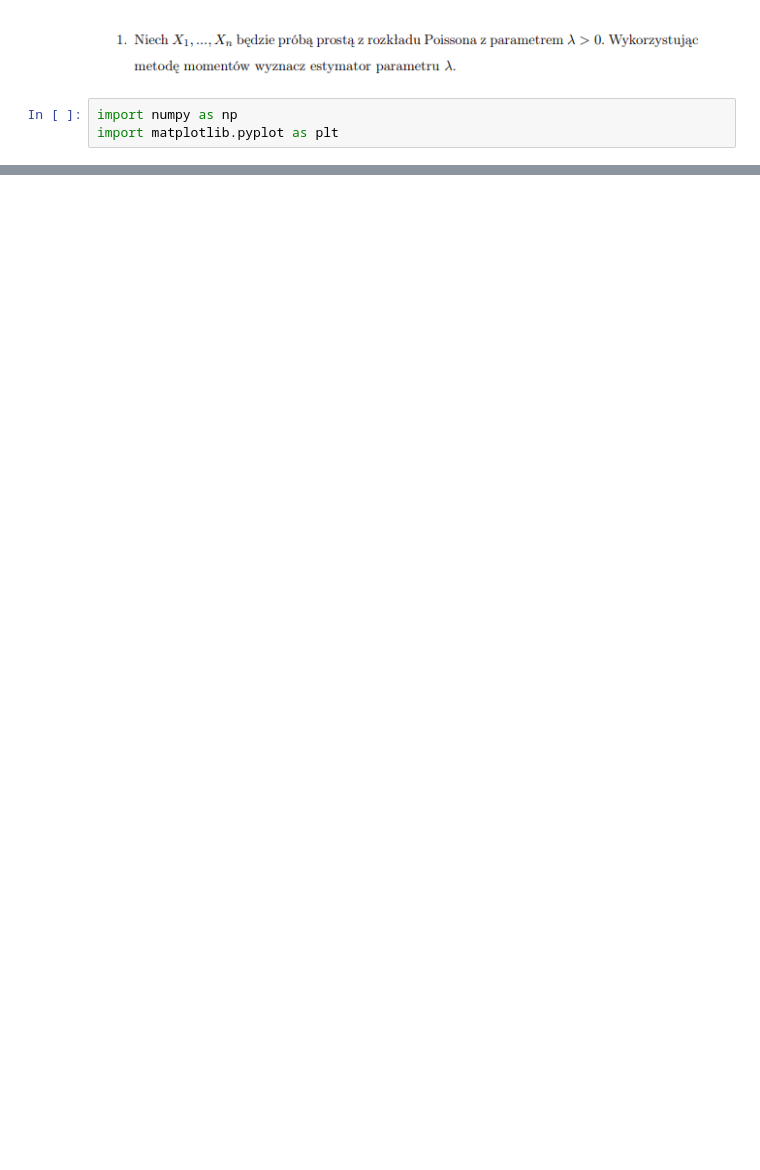
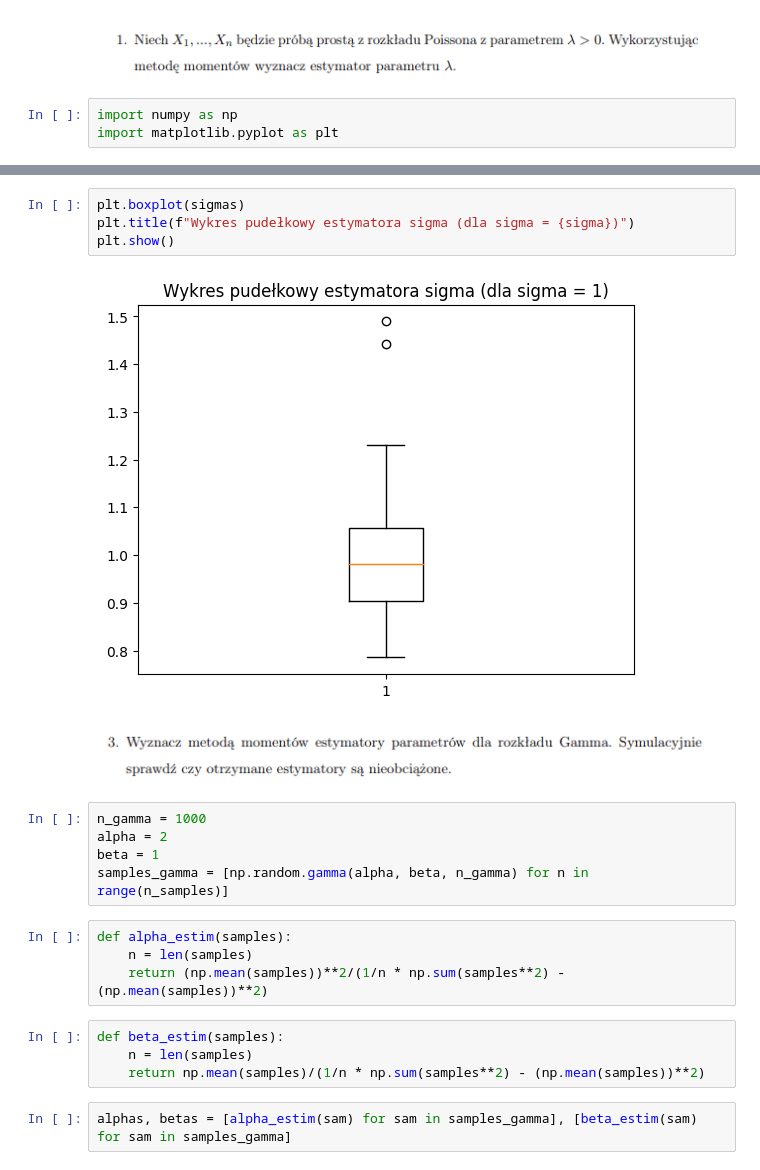
Before and after one commit to rafglo/Statystyka-stosowana, a Jupyter notebook: lista5.ipynb, the cells around one changed output, grey strips where cells are left out. Cells and saved outputs as stored; diff of their text form; blank space fills up the shorter version.

```diff
--- a/lista5.ipynb
+++ b/lista5.ipynb
@@ -16,0 +40,23 @@ plt.show()
+# %%
+plt.boxplot(sigmas)
+plt.title(f"Wykres pudełkowy estymatora sigma (dla sigma = {sigma})")
+plt.show()
+# %% [output]
+[figure, added]
+# %% [markdown]
+![image.png](attachment:image.png)
+# %%
+n_gamma = 1000
+alpha = 2
+beta = 1
+samples_gamma = [np.random.gamma(alpha, beta, n_gamma) for n in range(n_samples)]
+# %%
+def alpha_estim(samples):
+    n = len(samples)
+    return (np.mean(samples))**2/(1/n * np.sum(samples**2) - (np.mean(samples))**2)
+# %%
+def beta_estim(samples):
+    n = len(samples)
+    return np.mean(samples)/(1/n * np.sum(samples**2) - (np.mean(samples))**2)
+# %%
+alphas, betas = [alpha_estim(sam) for sam in samples_gamma], [beta_estim(sam) for sam in samples_gamma]
```
Also changed, not shown: parts of 14 cells of this notebook.
